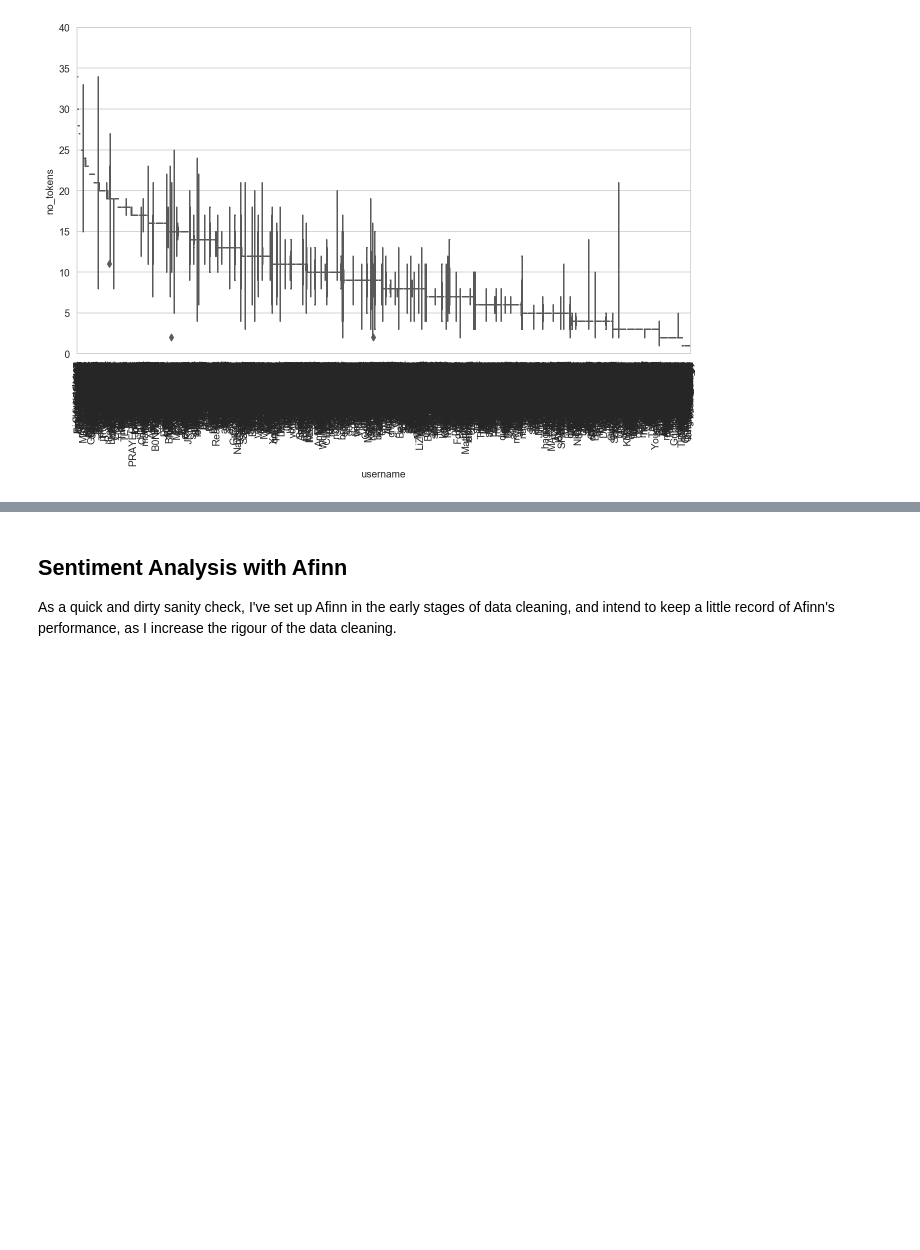
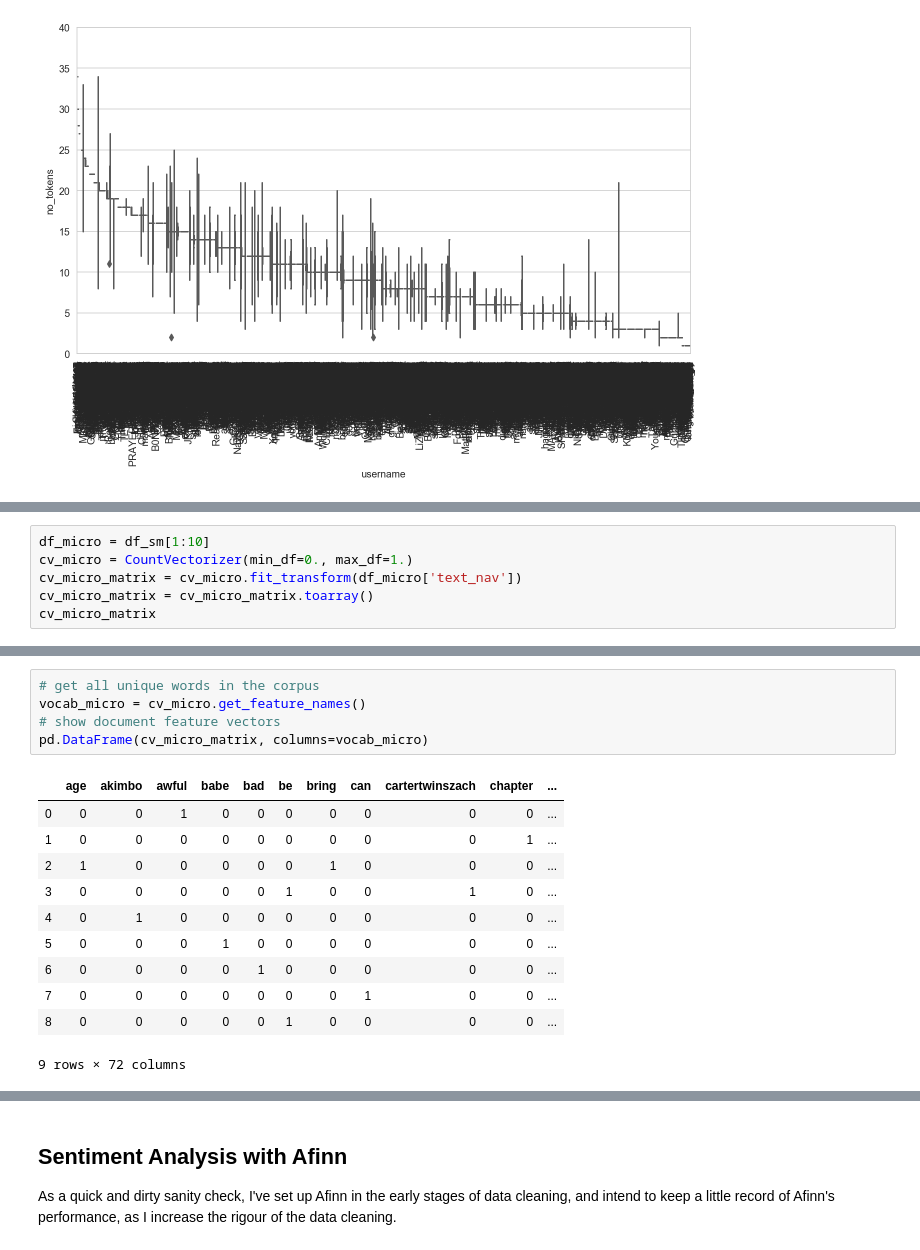
Before and after one commit to 3dspace/language-processing-lifecycle-fall2019, a Jupyter notebook: pgray-csml1010-project.ipynb, the cells around one changed output, grey strips where cells are left out. Saved outputs shown, nothing was run; the diff lists cells and outputs as text; blank space fills up the shorter version.

```diff
--- a/pgray-csml1010-project.ipynb
+++ b/pgray-csml1010-project.ipynb
@@ -554,0 +603,6 @@ print(fdist)
+# %%
+df_micro = df_sm[1:10]
+cv_micro = CountVectorizer(min_df=0., max_df=1.)
+cv_micro_matrix = cv_micro.fit_transform(df_micro['text_nav'])
+cv_micro_matrix = cv_micro_matrix.toarray()
+cv_micro_matrix
@@ -554,0 +627,17 @@ print(fdist)
+# %%
+# get all unique words in the corpus
+vocab_micro = cv_micro.get_feature_names()
+# show document feature vectors
+pd.DataFrame(cv_micro_matrix, columns=vocab_micro)
+# %% [output]
+|  | age | akimbo | awful | babe | bad | be | bring | can | cartertwinszach | chapter | ... |
+| 0 | 0 | 0 | 1 | 0 | 0 | 0 | 0 | 0 | 0 | 0 | ... |
+| 1 | 0 | 0 | 0 | 0 | 0 | 0 | 0 | 0 | 0 | 1 | ... |
+| 2 | 1 | 0 | 0 | 0 | 0 | 0 | 1 | 0 | 0 | 0 | ... |
+| 3 | 0 | 0 | 0 | 0 | 0 | 1 | 0 | 0 | 1 | 0 | ... |
+| 4 | 0 | 1 | 0 | 0 | 0 | 0 | 0 | 0 | 0 | 0 | ... |
+| 5 | 0 | 0 | 0 | 1 | 0 | 0 | 0 | 0 | 0 | 0 | ... |
+| 6 | 0 | 0 | 0 | 0 | 1 | 0 | 0 | 0 | 0 | 0 | ... |
+| 7 | 0 | 0 | 0 | 0 | 0 | 0 | 0 | 1 | 0 | 0 | ... |
+| 8 | 0 | 0 | 0 | 0 | 0 | 1 | 0 | 0 | 0 | 0 | ... |
+9 rows × 72 columns
```
Also changed, not shown: parts of 21 cells of this notebook.
